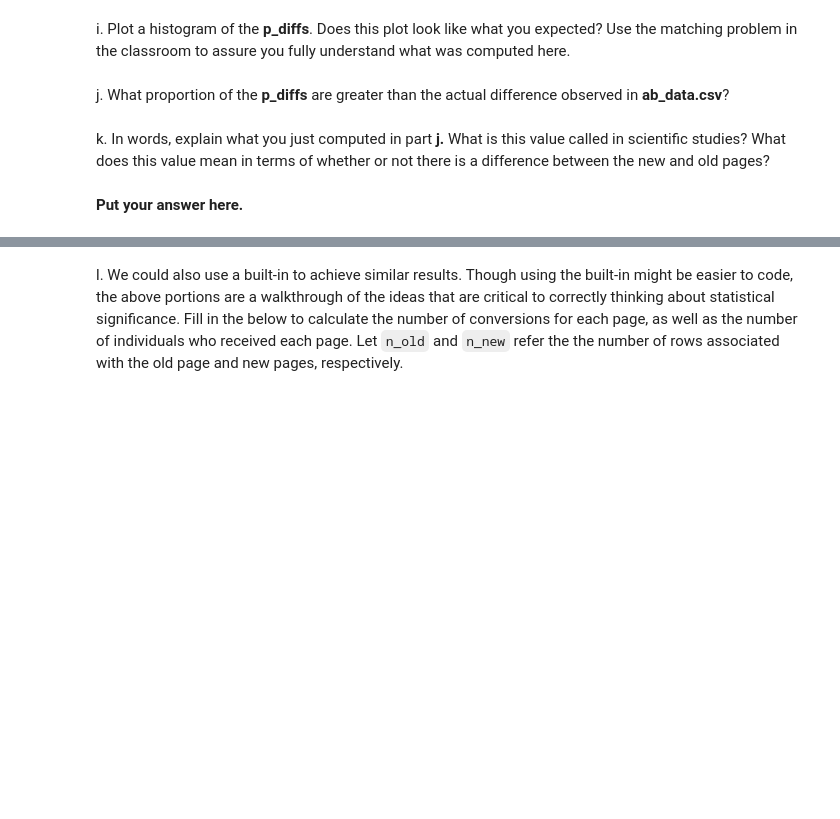
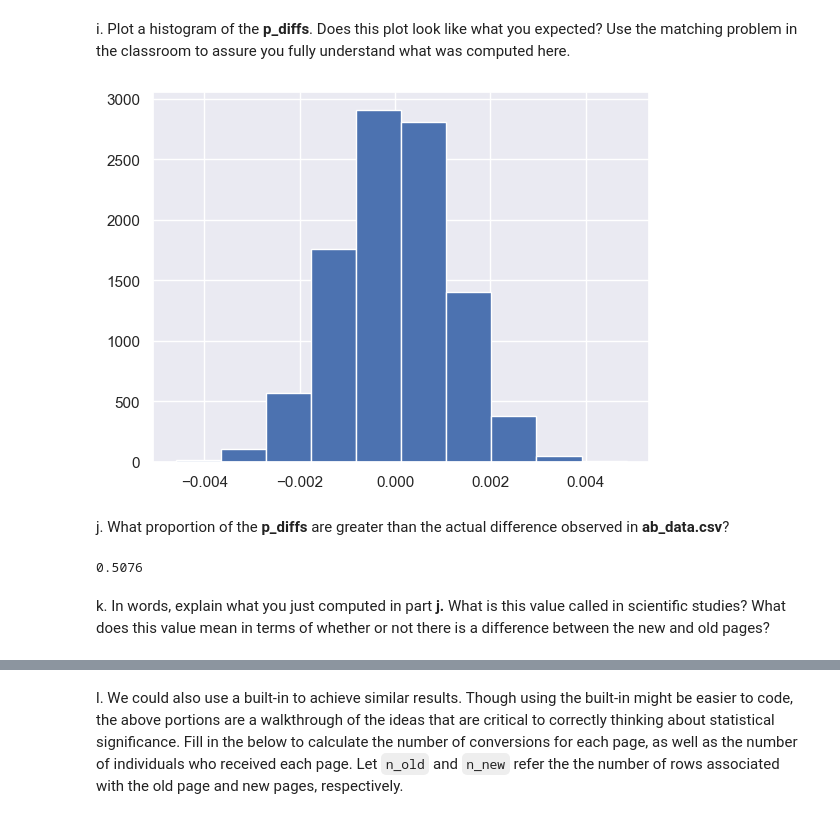
Before and after one commit to abarto/udacity-nd002-analyze-a-b-test-results, a Jupyter notebook: Analyze_ab_test_results_notebook.ipynb, the cells around one changed output, grey strips where cells are left out. Drawn from its saved outputs; the diff is of its cells as text; code cells hidden in the pictures; blank space fills up the shorter version.

```diff
--- a/Analyze_ab_test_results_notebook.ipynb
+++ b/Analyze_ab_test_results_notebook.ipynb
@@ -222,0 +241,3 @@ b. What is the **convert rate** for $p_{old}$ under the null? <br><br>
+# %%
+p_old = np.round(df2.converted.mean(), 4)  # Same pas p_new as per the assumptions
+p_old
@@ -223,2 +246,5 @@ b. What is the **convert rate** for $p_{old}$ under the null? <br><br>
 # %% [markdown]
 c. What is $n_{new}$?
+# %%
+n_new = df2[df2.landing_page == "new_page"].shape[0]
+n_new
@@ -225,2 +253,5 @@ c. What is $n_{new}$?
 # %% [markdown]
 d. What is $n_{old}$?
+# %%
+n_old = df2[df2.landing_page == "old_page"].shape[0]
+n_old
@@ -233,10 +274,23 @@ g. Find $p_{new}$ - $p_{old}$ for your simulated values from part (e) and (f).
 # %% [markdown]
 h. Simulate 10,000 $p_{new}$ - $p_{old}$ values using this same process similarly to the one you calculated in parts **a. through g.** above.  Store all 10,000 values in a numpy array called **p_diffs**.
+# %%
+p_diffs = np.array([
+    np.random.choice([0, 1], size=n_new, p=(1.0 - p_new, p_new)).mean()  # p_new
+    -
+    np.random.choice([0, 1], size=n_old, p=(1.0 - p_old, p_old)).mean()  # p_old
+    for _ in range(10000)
+])
 # %% [markdown]
 i. Plot a histogram of the **p_diffs**.  Does this plot look like what you expected?  Use the matching problem in the classroom to assure you fully understand what was computed here.
+# %%
+plt.hist(p_diffs);
+# %% [output]
+[figure, added]
 # %% [markdown]
 j. What proportion of the **p_diffs** are greater than the actual difference observed in **ab_data.csv**?
+# %%
+(p_diffs > (p_new - p_old)).mean()
+# %% [output]
+0.5076
 # %% [markdown]
 k. In words, explain what you just computed in part **j.**  What is this value called in scientific studies?  What does this value mean in terms of whether or not there is a difference between the new and old pages?
-# %% [markdown]
-**Put your answer here.**
```
Also changed, not shown: parts of 21 cells of this notebook.
